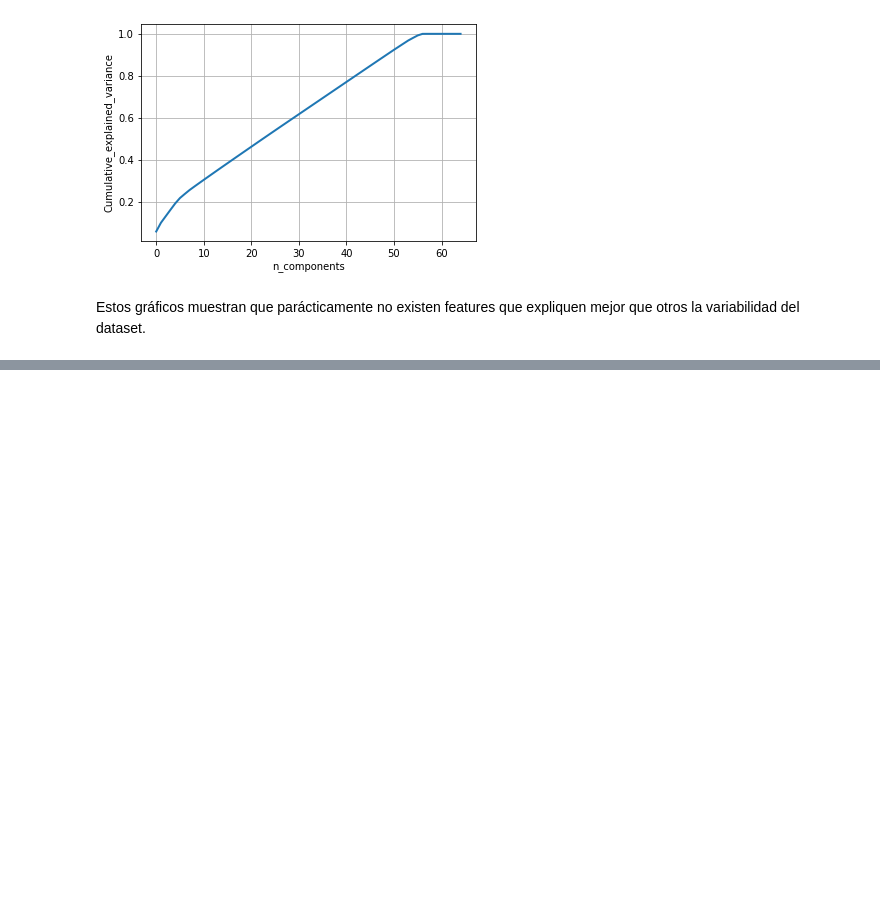
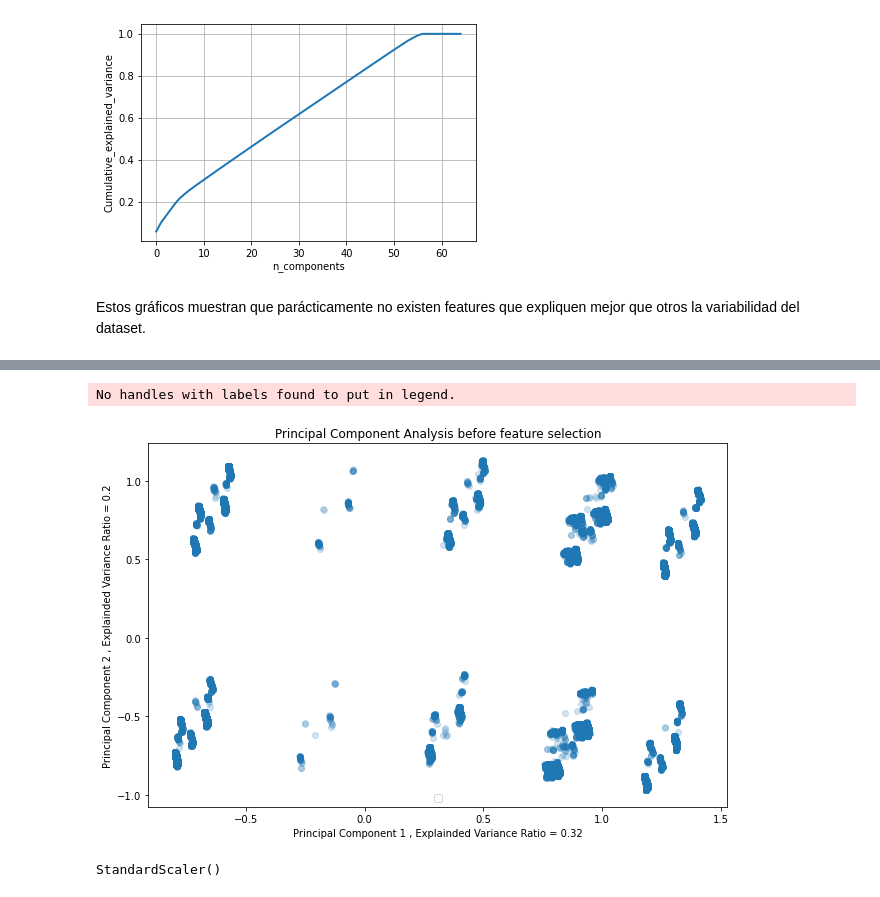
Before and after one commit to tomiambro/clusterai2020_grupo1, a Jupyter notebook: EDA_Proyecto_Final_Lea.ipynb, the cells around one changed output, grey strips where cells are left out. Cells and saved outputs as stored; diff of their text form; code cells hidden in the pictures; blank space fills up the shorter version.

```diff
--- a/EDA_Proyecto_Final_Lea.ipynb
+++ b/EDA_Proyecto_Final_Lea.ipynb
@@ -156,0 +212,20 @@ Estos gráficos muestran que parácticamente no existen features que expliquen m
+# %%
+# scatter plot de los datos solamente con las 2 primeras componentes principales de los datos
+plt.figure(figsize=(9,6))
+plt.scatter(xpca.loc[:,0],xpca.loc[:,1], alpha = 0.2)
+plt.xlabel('Principal Component 1 , Explainded Variance Ratio = ' + str(np.round(eigenvalues[0],2)))
+plt.ylabel('Principal Component 2 , Explainded Variance Ratio = ' + str(np.round(eigenvalues[1],2)))
+plt.title('Principal Component Analysis before feature selection')
+plt.legend(loc='lower center')
+plt.tight_layout()
+plt.show()
+# %% [output]
+No handles with labels found to put in legend.
+[figure, added]
+# %%
+import sklearn
+#scaler = sklearn.preprocessing.StandardScaler(copy=True, with_mean=True, with_std=True).fit(X)
+scaler = sklearn.preprocessing.StandardScaler().fit(X)
+scaler
+# %% [output]
+StandardScaler()
```
Also changed, not shown: parts of 22 cells of this notebook.
